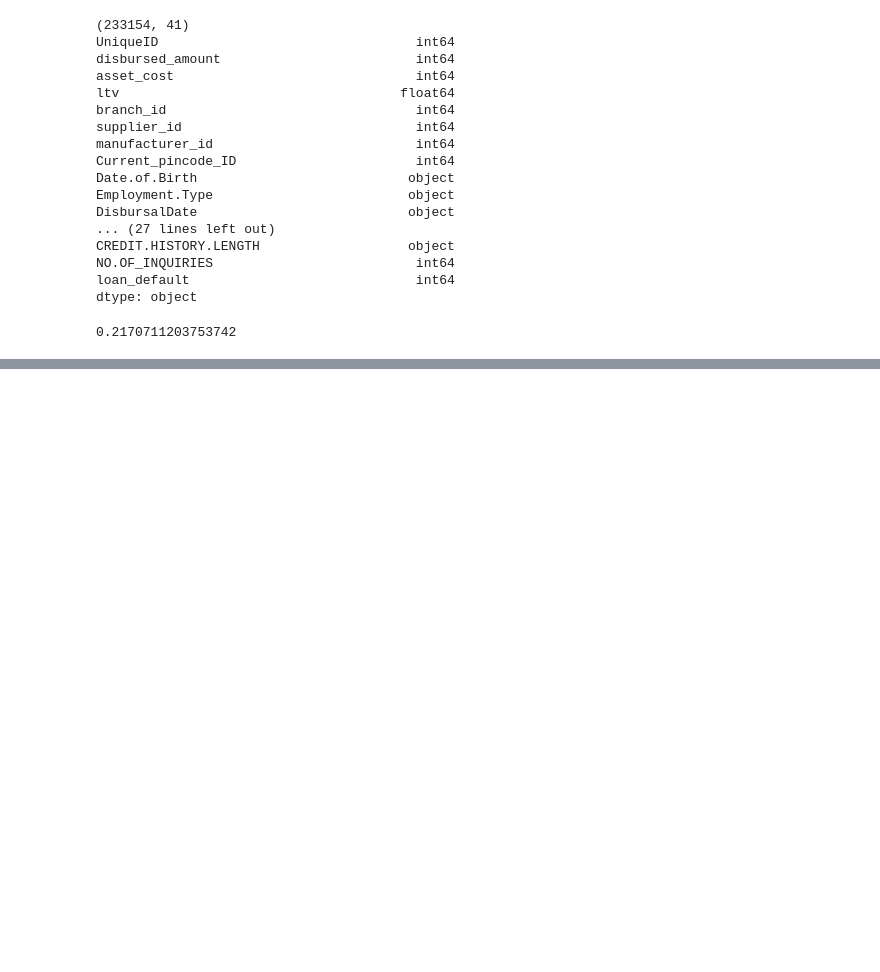
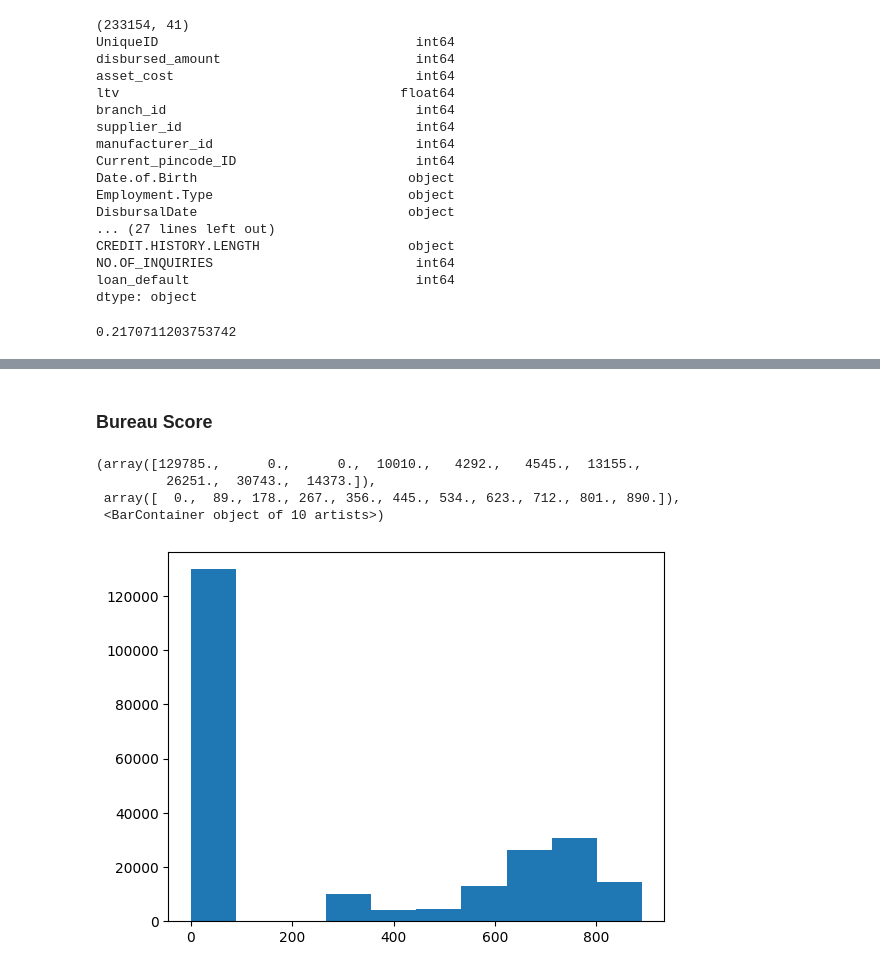
Before and after one commit to Catalysta/VehicleLoanDefault, a Jupyter notebook: src/VehicleLoanDefault.ipynb, the cells around one changed output, grey strips where cells are left out. Drawn from its saved outputs; the diff is of its cells as text; code cells hidden in the pictures; blank space fills up the shorter version.

```diff
--- a/src/VehicleLoanDefault.ipynb
+++ b/src/VehicleLoanDefault.ipynb
@@ -204,0 +169,16 @@ KeyError: 'Age'
+# %%
+# One hot encoding
+preds_categorical = ['Employment.Type']
+
+dat = pd.get_dummies(dat, columns = preds_categorical)
+# %% [markdown]
+### Bureau Score
+# %%
+# many scores are missing
+plt.hist(dat['PERFORM_CNS.SCORE'])
+# %% [output]
+(array([129785.,      0.,      0.,  10010.,   4292.,   4545.,  13155.,
+         26251.,  30743.,  14373.]),
+ array([  0.,  89., 178., 267., 356., 445., 534., 623., 712., 801., 890.]),
+ <BarContainer object of 10 artists>)
+[figure, added]
```
Also changed, not shown: parts of 43 cells of this notebook.
